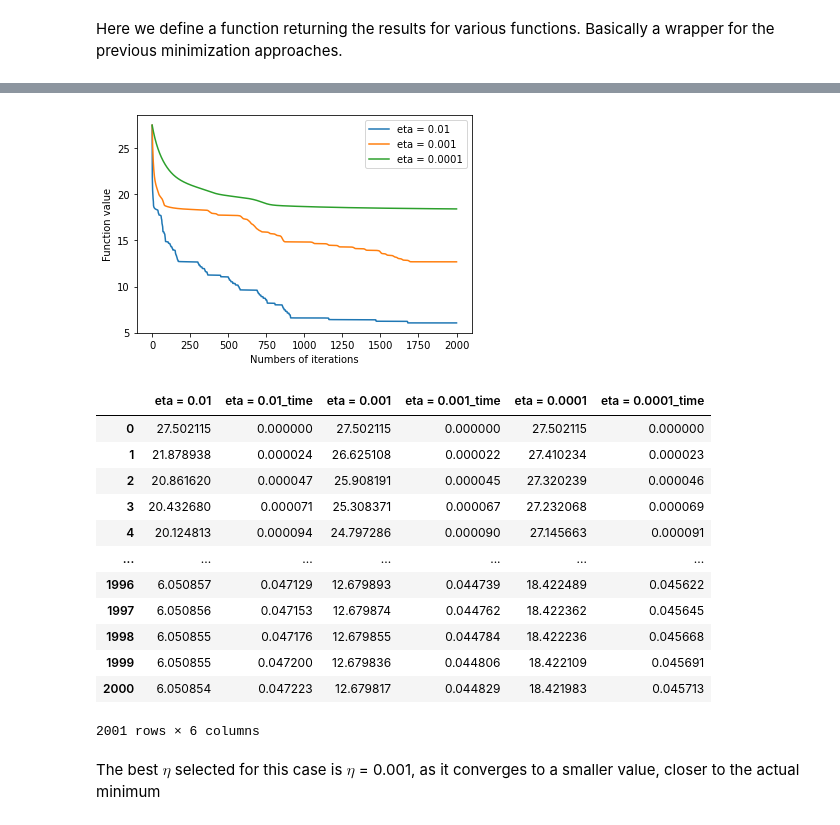
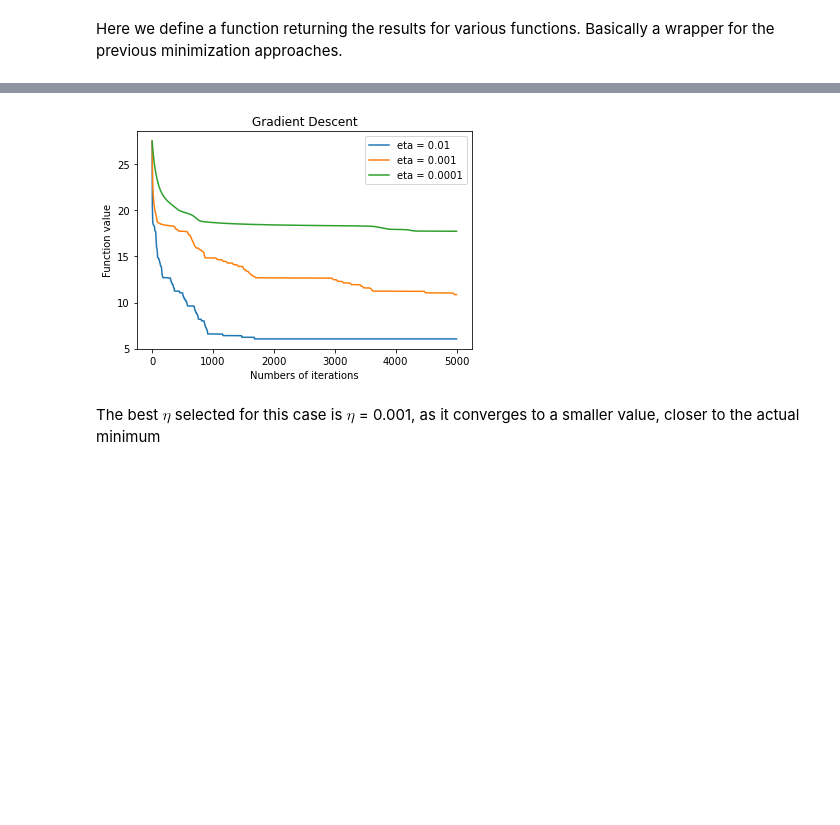
Before and after one commit to LorenzoBuriola/LoCP_moduleB, a Jupyter notebook: Ex_week01.ipynb, the cells around one changed output, grey strips where cells are left out. Cells and saved outputs as stored; diff of their text form; code cells hidden in the pictures; blank space fills up the shorter version.

```diff
--- a/Ex_week01.ipynb
+++ b/Ex_week01.ipynb
@@ -162,7 +157,7 @@ eta = [0.01, 0.001, 0.0001] #we try different learning rates
 Results_gd = pd.DataFrame()
 for e in eta:
     print('Minimize with eta = ' , e)
-    Results_gd['eta = ' + str(e)], time_per_iteration = minResults(x, y, e, 2000, gd, func, grad)
-    Results_gd['eta = ' + str(e) + '_time'] = np.arange(2001)*time_per_iteration/225
+    Results_gd['eta = ' + str(e)], time_per_iteration = minResults(x, y, e, 5000, gd, func, grad)
+    Results_gd['eta = ' + str(e) + '_time'] = np.arange(5001)*time_per_iteration/225
 # %% [output]
 Minimize with eta =  0.01
@@ -173,24 +166,12 @@ Minimize with eta =  0.0001
 # %%
 Results_gd.loc[:, ::2].plot()
 plt.xlabel("Numbers of iterations")
 plt.ylabel("Function value")
+plt.title("Gradient Descent")
 plt.show()
-Results_gd
+#Results_gd
 # %% [output]
-[figure, old version]
+[figure, new version]
-|  | eta = 0.01 | eta = 0.01_time | eta = 0.001 | eta = 0.001_time | eta = 0.0001 | eta = 0.0001_time |
-| 0 | 27.502115 | 0.000000 | 27.502115 | 0.000000 | 27.502115 | 0.000000 |
-| 1 | 21.878938 | 0.000024 | 26.625108 | 0.000022 | 27.410234 | 0.000023 |
-| 2 | 20.861620 | 0.000047 | 25.908191 | 0.000045 | 27.320239 | 0.000046 |
-| 3 | 20.432680 | 0.000071 | 25.308371 | 0.000067 | 27.232068 | 0.000069 |
-| 4 | 20.124813 | 0.000094 | 24.797286 | 0.000090 | 27.145663 | 0.000091 |
-| ... | ... | ... | ... | ... | ... | ... |
-| 1996 | 6.050857 | 0.047129 | 12.679893 | 0.044739 | 18.422489 | 0.045622 |
-| 1997 | 6.050856 | 0.047153 | 12.679874 | 0.044762 | 18.422362 | 0.045645 |
-| 1998 | 6.050855 | 0.047176 | 12.679855 | 0.044784 | 18.422236 | 0.045668 |
-| 1999 | 6.050855 | 0.047200 | 12.679836 | 0.044806 | 18.422109 | 0.045691 |
-| 2000 | 6.050854 | 0.047223 | 12.679817 | 0.044829 | 18.421983 | 0.045713 |
-2001 rows × 6 columns
 # %% [markdown]
 The best $\eta$ selected for this case is $\eta$ = 0.001, as it converges to a smaller value, closer to the actual minimum
 # %%
```
Also changed, not shown: parts of 24 cells of this notebook.
